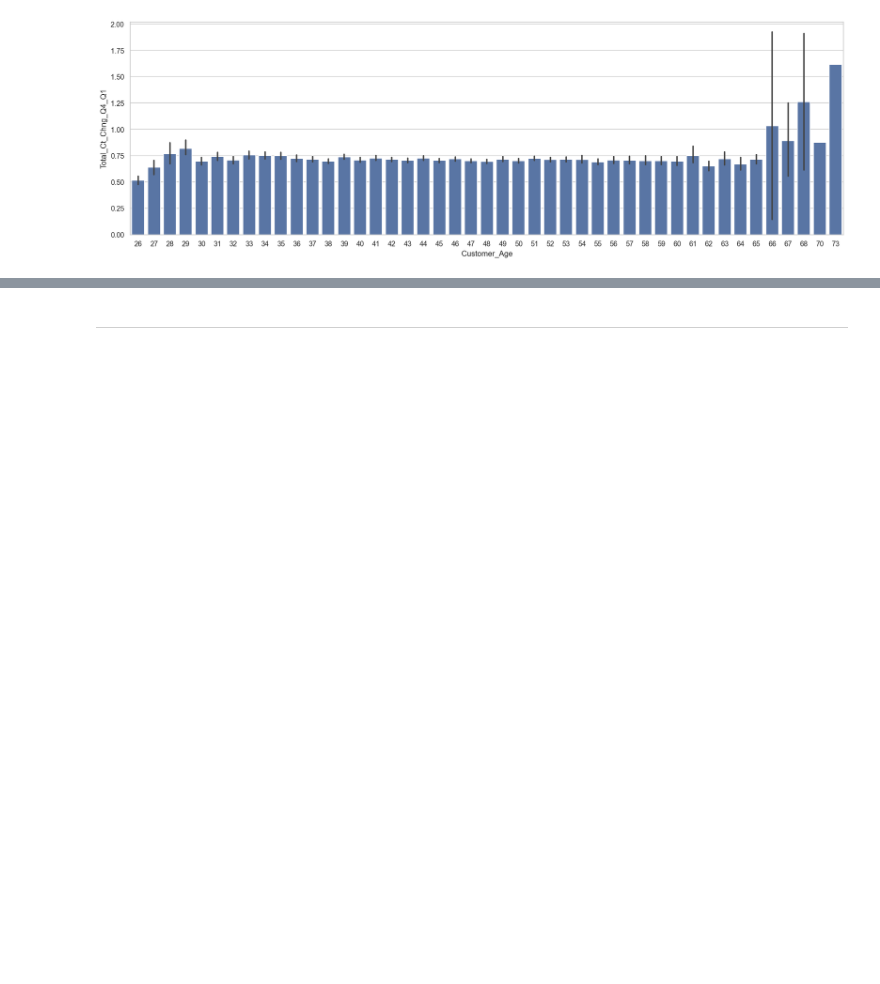
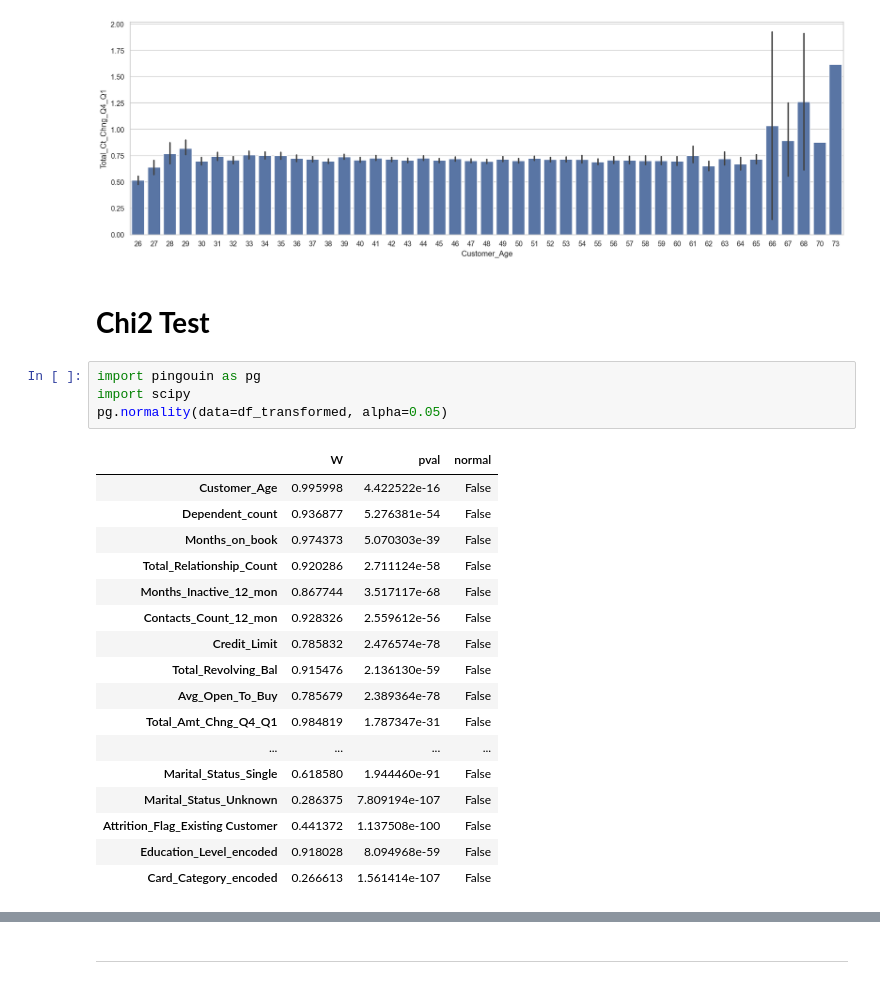
Before and after one commit to Lailah-Idrees/Credit-Card-Churning-Customers-Analysis-, a Jupyter notebook: jupyter_notebooks/Data_Visualisation.ipynb, the cells around one changed output, grey strips where cells are left out. Saved outputs shown, nothing was run; the diff lists cells and outputs as text; blank space fills up the shorter version.

```diff
--- a/jupyter_notebooks/Data_Visualisation.ipynb
+++ b/jupyter_notebooks/Data_Visualisation.ipynb
@@ -245,3 +245,27 @@ sns.barplot(data=df, y='Total_Ct_Chng_Q4_Q1', x='Customer_Age')
 # %% [output]
 <Axes: xlabel='Customer_Age', ylabel='Total_Ct_Chng_Q4_Q1'>
 [figure]
+# %% [markdown]
+# **Chi2 Test** #
+# %%
+import pingouin as pg
+import scipy
+pg.normality(data=df_transformed, alpha=0.05)
+# %% [output]
+|  | W | pval | normal |
+| Customer_Age | 0.995998 | 4.422522e-16 | False |
+| Dependent_count | 0.936877 | 5.276381e-54 | False |
+| Months_on_book | 0.974373 | 5.070303e-39 | False |
+| Total_Relationship_Count | 0.920286 | 2.711124e-58 | False |
+| Months_Inactive_12_mon | 0.867744 | 3.517117e-68 | False |
+| Contacts_Count_12_mon | 0.928326 | 2.559612e-56 | False |
+| Credit_Limit | 0.785832 | 2.476574e-78 | False |
+| Total_Revolving_Bal | 0.915476 | 2.136130e-59 | False |
+| Avg_Open_To_Buy | 0.785679 | 2.389364e-78 | False |
+| Total_Amt_Chng_Q4_Q1 | 0.984819 | 1.787347e-31 | False |
+| ... | ... | ... | ... |
+| Marital_Status_Single | 0.618580 | 1.944460e-91 | False |
+| Marital_Status_Unknown | 0.286375 | 7.809194e-107 | False |
+| Attrition_Flag_Existing Customer | 0.441372 | 1.137508e-100 | False |
+| Education_Level_encoded | 0.918028 | 8.094968e-59 | False |
+| Card_Category_encoded | 0.266613 | 1.561414e-107 | False |
```
Also changed, not shown: parts of 39 cells of this notebook.
